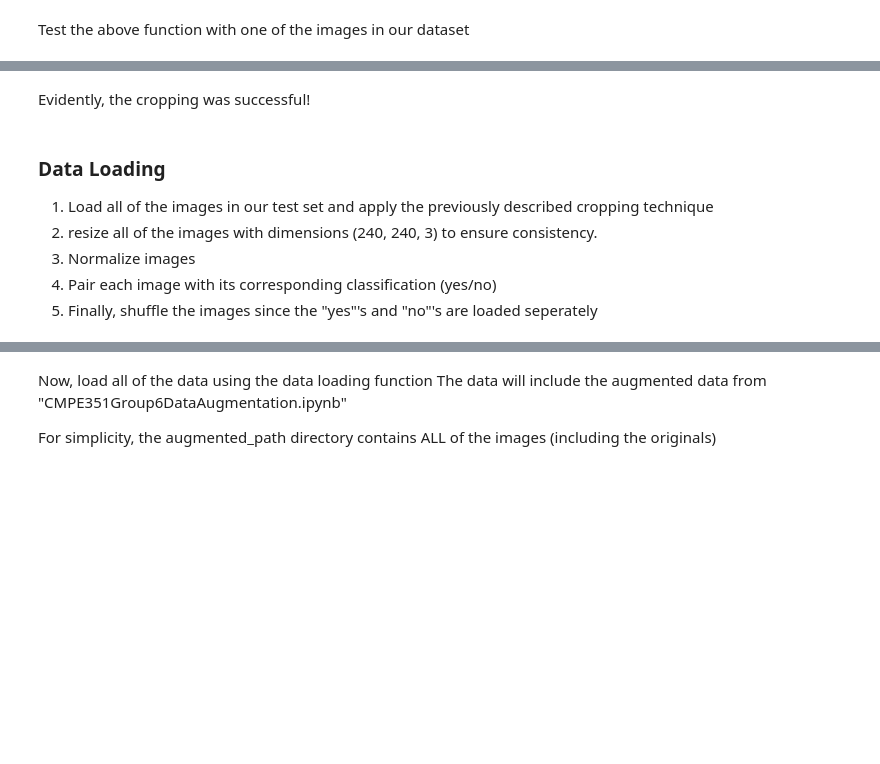
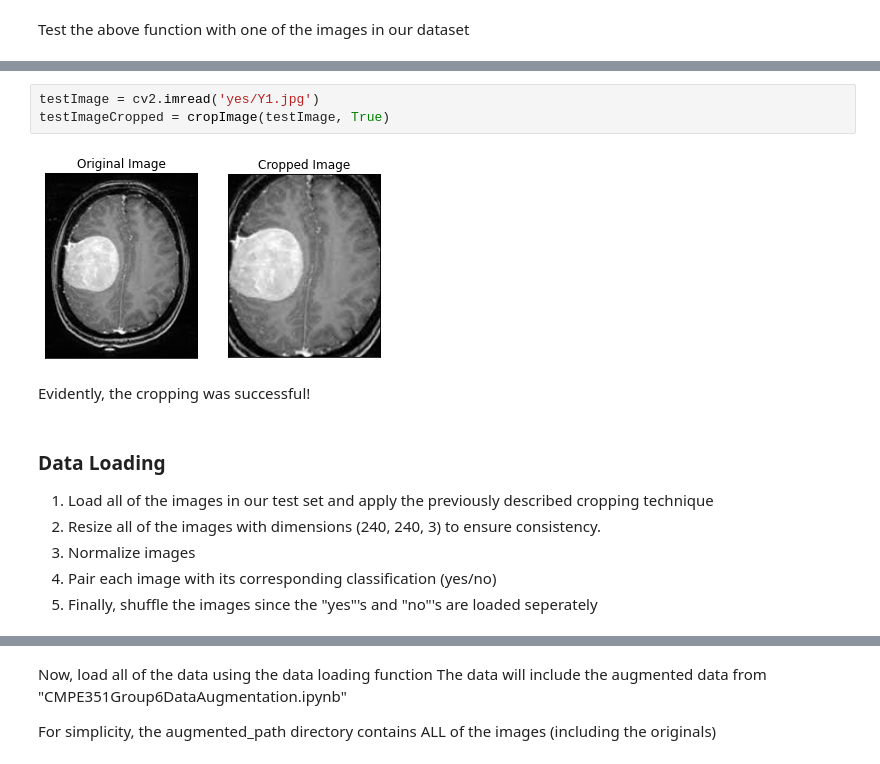
Before and after one commit to JadeWatson/brain-tumor-classification, a Jupyter notebook: CMPE351Group6BrainTumorClassification.ipynb, the cells around one changed output, grey strips where cells are left out. Saved outputs shown, nothing was run; the diff lists cells and outputs as text; blank space fills up the shorter version.

```diff
--- a/CMPE351Group6BrainTumorClassification.ipynb
+++ b/CMPE351Group6BrainTumorClassification.ipynb
@@ -181,10 +166,15 @@ testImageCropped = cropImage(morphologyImage, True)
+# %%
+testImage = cv2.imread('yes/Y1.jpg')
+testImageCropped = cropImage(testImage, True)
+# %% [output]
+[figure, added]
 # %% [markdown]
 Evidently, the cropping was successful!
 # %% [markdown]
 ### Data Loading
 
 1. Load all of the images in our test set and apply the previously described cropping technique
-2. resize all of the images with dimensions (240, 240, 3) to ensure consistency.
+2. Resize all of the images with dimensions (240, 240, 3) to ensure consistency.
 3. Normalize images
 4. Pair each image with its corresponding classification (yes/no)
 5. Finally, shuffle the images since the "yes"'s and "no"'s are loaded seperately
```
Also changed, not shown: parts of 14 cells of this notebook, 2 other files.
